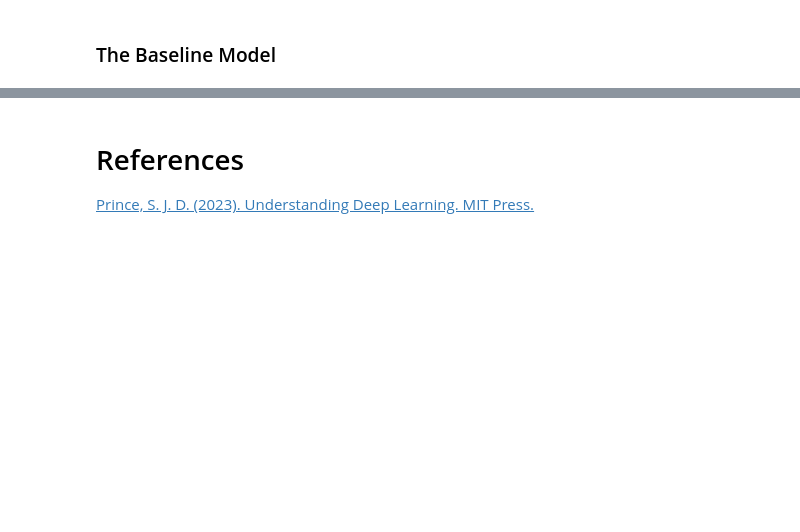
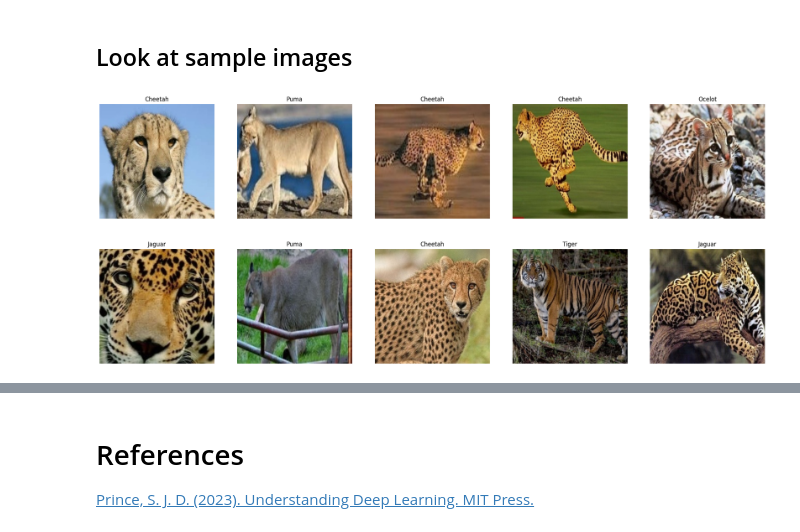
Before and after one commit to K-Winkles/bigcat-classifier, a Jupyter notebook: bigcat_classifier.ipynb, the cells around one changed output, grey strips where cells are left out. Saved outputs shown, nothing was run; the diff lists cells and outputs as text; code cells hidden in the pictures; blank space fills up the shorter version.

```diff
--- a/bigcat_classifier.ipynb
+++ b/bigcat_classifier.ipynb
@@ -181,13 +189,14 @@ def load_dataset(root_path: str, class_names: list, batch_size: int = 32, buffer
 if not os.path.isdir("model_checkpoints"):
     os.mkdir("model_checkpoints")
 
-# Load the training dataset
-X_train, y_train = load_dataset(root_path = train_dir, class_names = class_names)
-
-# Load the validation dataset
-X_valid, y_valid = load_dataset(root_path = valid_dir, class_names = class_names)
-
-# Load the testing dataset
-X_test, y_test = load_dataset(root_path = test_dir, class_names = class_names)
+# Load the datasets
+X_train, y_train, class_names = load_dataset(IMG_SIZE = IMG_SIZE, root_path = train_dir, class_names = class_names)
+X_valid, y_valid, class_names = load_dataset(IMG_SIZE = IMG_SIZE, root_path = valid_dir, class_names = class_names)
+X_test, y_test, class_names = load_dataset(IMG_SIZE = IMG_SIZE, root_path = test_dir, class_names = class_names)
-# %% [markdown]
-### The Baseline Model
+# %% [markdown]
+## Look at sample images
+# %%
+show_images(class_names, images=X_train, labels=y_train, n_rows=2)
+# %% [output]
+[figure, added]
+[figure, added]
```
Also changed, not shown: parts of 26 cells of this notebook, 8 other files.
